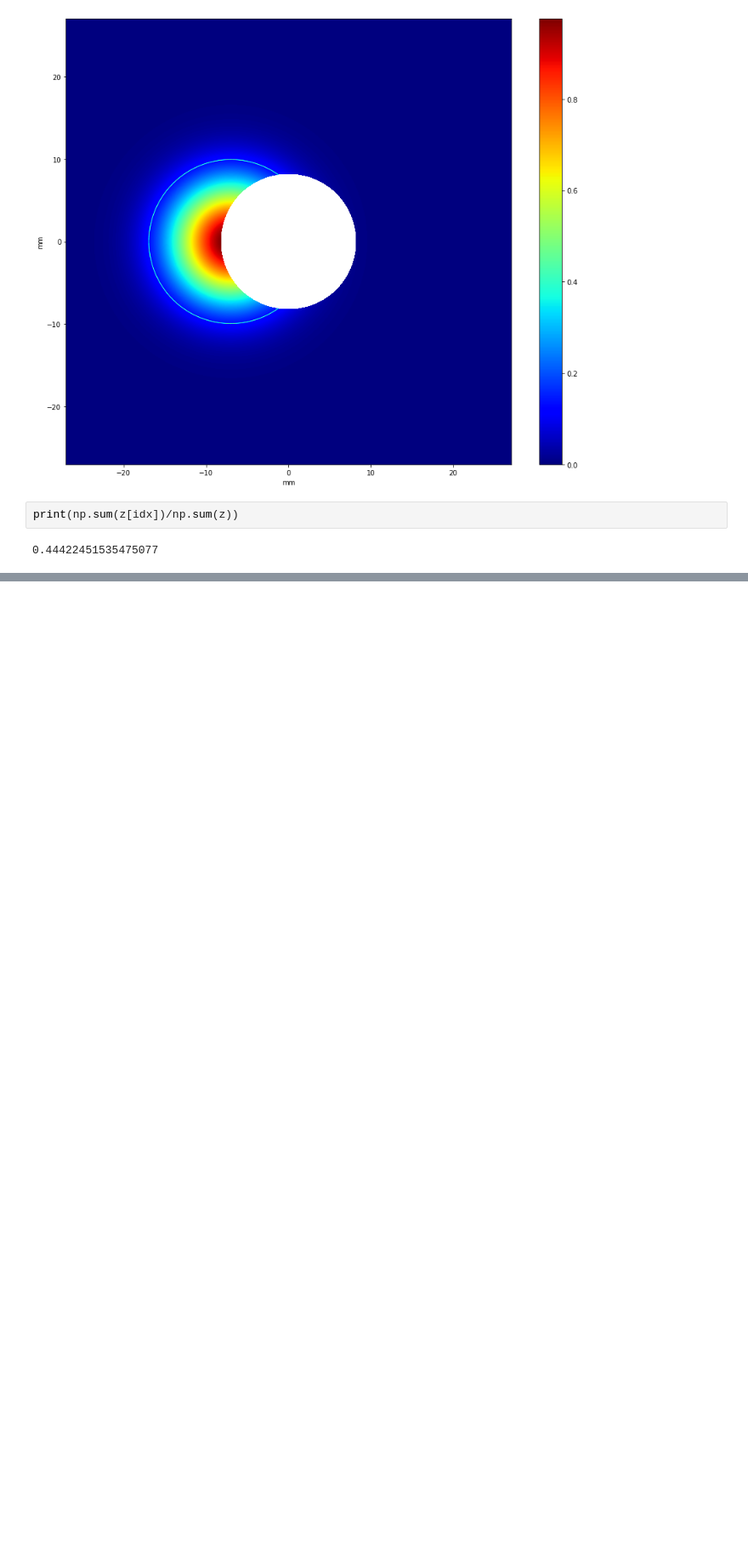
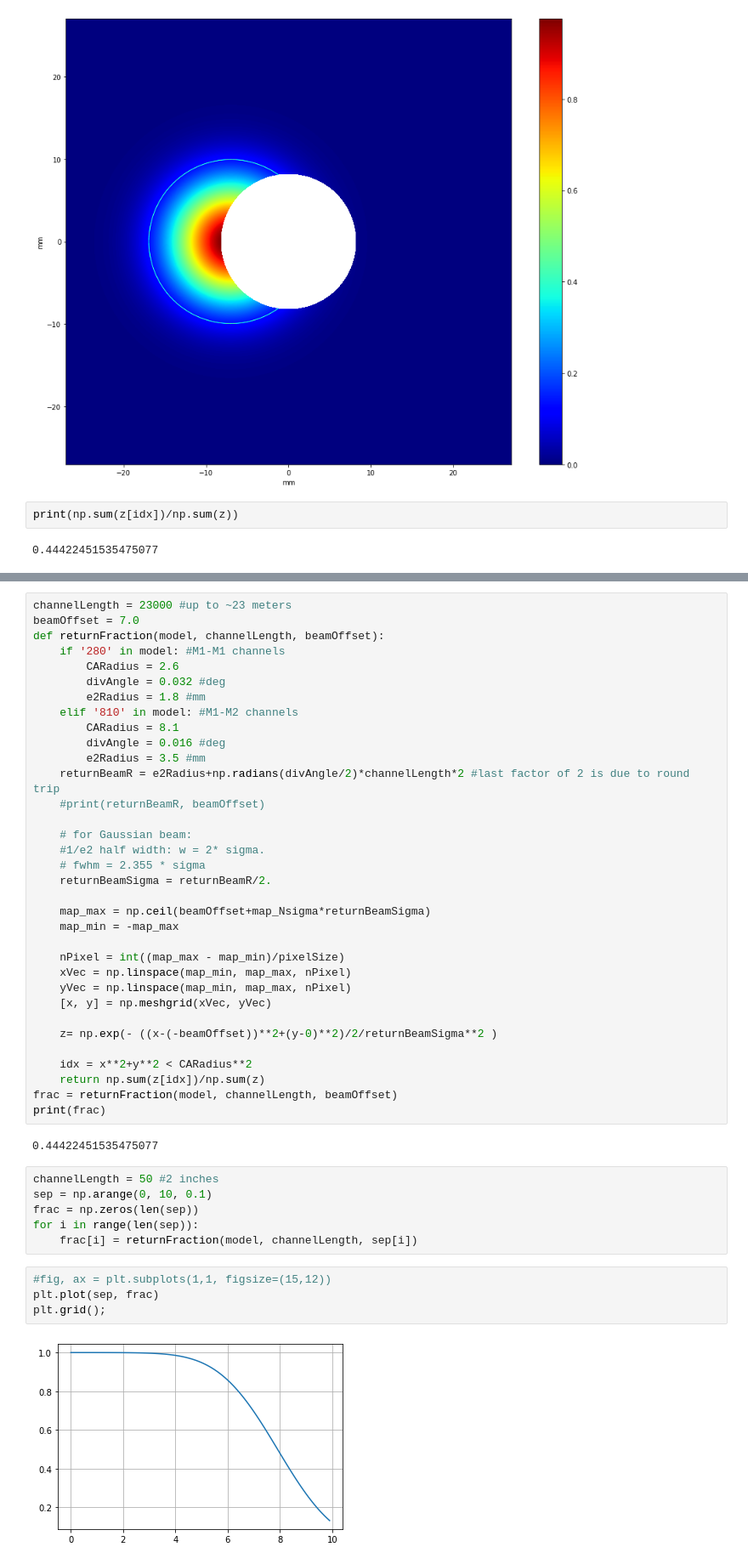
Before and after one commit to bxin/gmtScratchBook, a Jupyter notebook: freeSpaceLoss.ipynb, the cells around one changed output, grey strips where cells are left out. Shown at 85% size. Cells and saved outputs as stored; diff of their text form; blank space fills up the shorter version.

Commit message:
freeSpaceLoss.ipynb: as a function of beam offset

```diff
--- a/freeSpaceLoss.ipynb
+++ b/freeSpaceLoss.ipynb
@@ -100,0 +103,48 @@ print(np.sum(z[idx])/np.sum(z))
+# %%
+channelLength = 23000 #up to ~23 meters
+beamOffset = 7.0
+def returnFraction(model, channelLength, beamOffset):
+    if '280' in model: #M1-M1 channels
+        CARadius = 2.6
+        divAngle = 0.032 #deg
+        e2Radius = 1.8 #mm
+    elif '810' in model: #M1-M2 channels
+        CARadius = 8.1
+        divAngle = 0.016 #deg
+        e2Radius = 3.5 #mm
+    returnBeamR = e2Radius+np.radians(divAngle/2)*channelLength*2 #last factor of 2 is due to round trip
+    #print(returnBeamR, beamOffset)
+
+    # for Gaussian beam:
+    #1/e2 half width: w = 2* sigma.
+    # fwhm = 2.355 * sigma
+    returnBeamSigma = returnBeamR/2.
+
+    map_max = np.ceil(beamOffset+map_Nsigma*returnBeamSigma)
+    map_min = -map_max
+
+    nPixel = int((map_max - map_min)/pixelSize)
+    xVec = np.linspace(map_min, map_max, nPixel)
+    yVec = np.linspace(map_min, map_max, nPixel)
+    [x, y] = np.meshgrid(xVec, yVec)
+
+    z= np.exp(- ((x-(-beamOffset))**2+(y-0)**2)/2/returnBeamSigma**2 )
+
+    idx = x**2+y**2 < CARadius**2
+    return np.sum(z[idx])/np.sum(z)
+frac = returnFraction(model, channelLength, beamOffset)
+print(frac)
+# %% [output]
+0.44422451535475077
+# %%
+channelLength = 50 #2 inches
+sep = np.arange(0, 10, 0.1)
+frac = np.zeros(len(sep))
+for i in range(len(sep)):
+    frac[i] = returnFraction(model, channelLength, sep[i])
+# %%
+#fig, ax = plt.subplots(1,1, figsize=(15,12))
+plt.plot(sep, frac)
+plt.grid();
+# %% [output]
+[figure, added]
```
Also changed, not shown: parts of 2 cells of this notebook.
